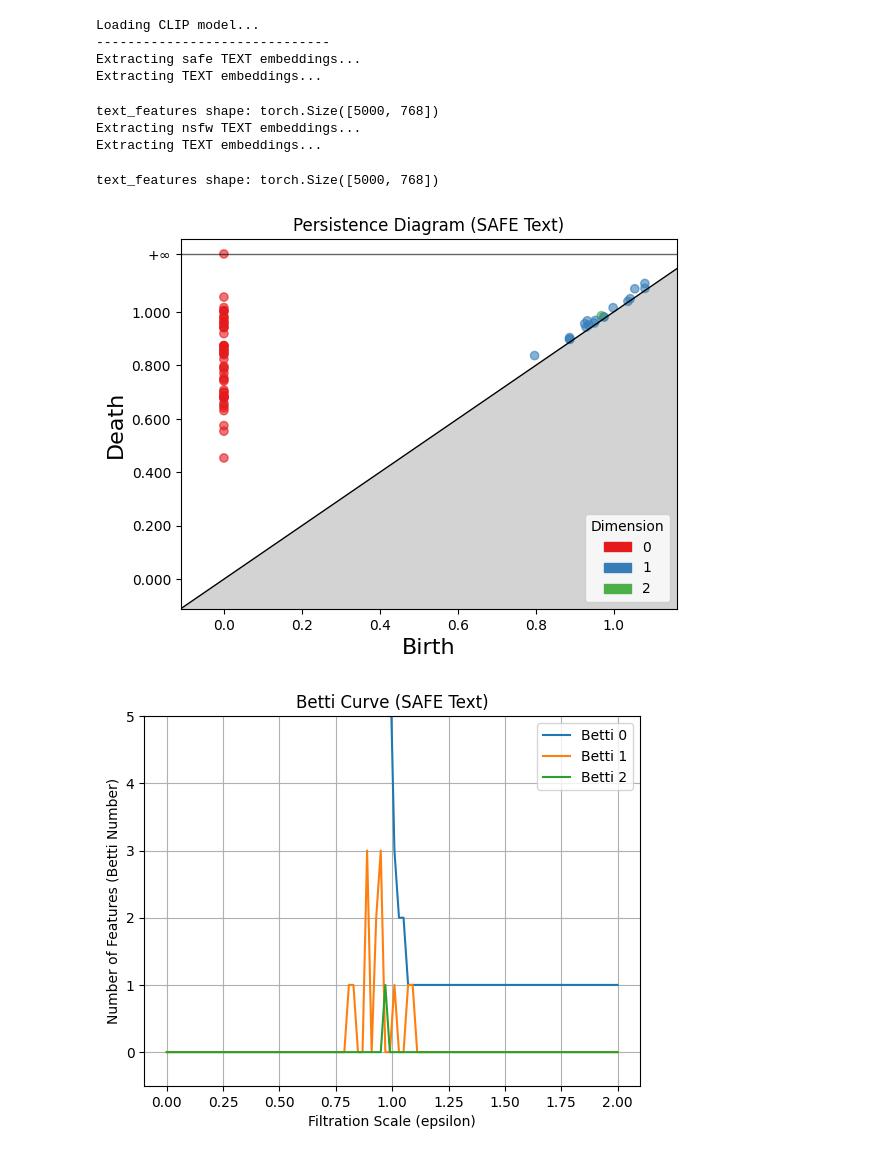
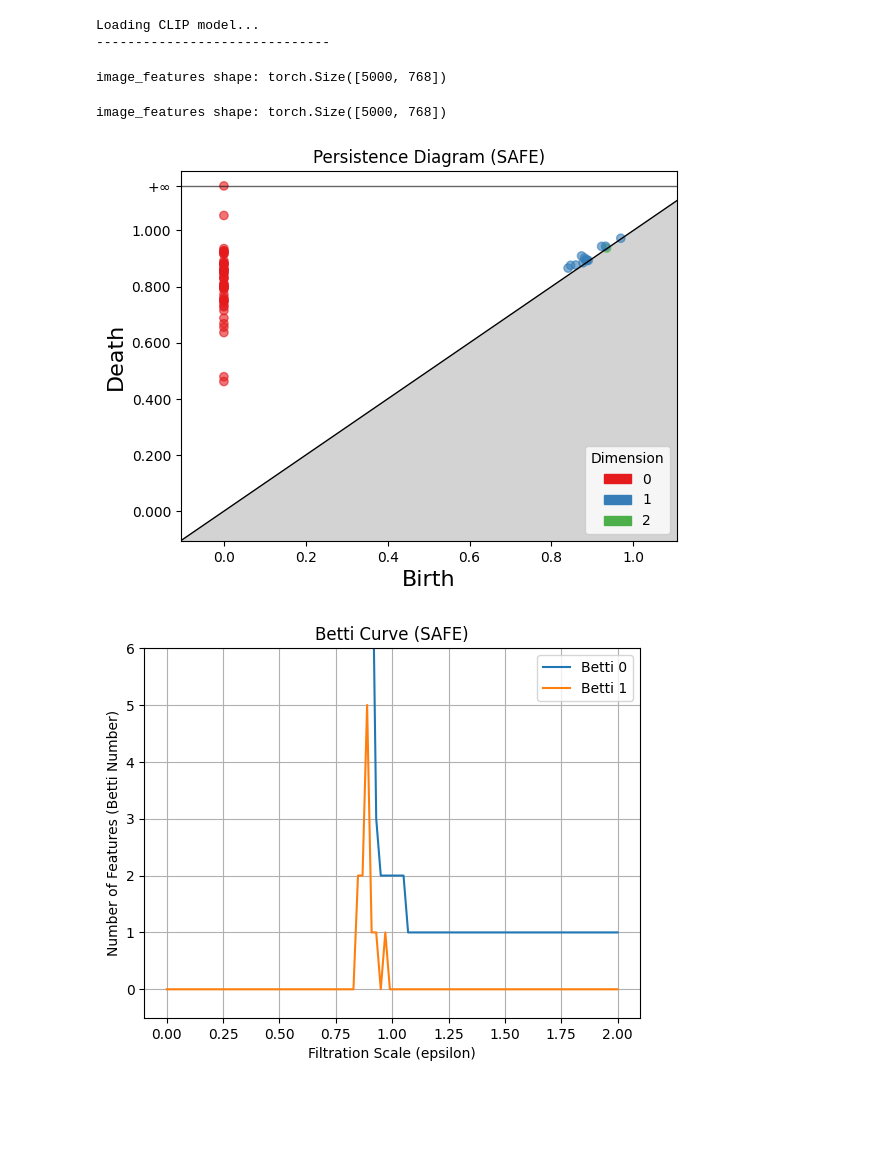
Before and after one commit to fesvhtr/safe_tda, a Jupyter notebook: VISU_tda_analysis.ipynb, the cells around one changed output. Saved outputs shown, nothing was run; the diff lists cells and outputs as text; code cells hidden in the pictures; blank space fills up the shorter version.

```diff
--- a/VISU_tda_analysis.ipynb
+++ b/VISU_tda_analysis.ipynb
@@ -5,9 +5,9 @@ from tda.compute import analyze_and_plot_tda
 # json_file = "/home/muzammal/Projects/safe_proj/long_safe_clip/dataset/visu/ViSU-Text_test.json"
 # safe_img_dir = "/home/muzammal/Projects/safe_proj/long_safe_clip/dataset/visu/image/test_coco"
 # nsfw_image_dir = "/home/muzammal/Projects/safe_proj/long_safe_clip/dataset/visu/image/test_nsfw_flux_sldr"
-json_file = r"H:\ProjectsPro\safe_tda\data\dataset\ViSU-Text_train_5K.json"
-safe_img_dir = r"H:\ProjectsPro\safe_tda\data\dataset\train_coco_5k"
-nsfw_image_dir = r"H:\ProjectsPro\safe_tda\data\dataset\train_FLUX_Unsensored_5k"
+json_file = "/home/muzammal/Projects/safe_proj/safe_tda/data/dataset/ViSU-Text_test.json"
+safe_img_dir = "/home/muzammal/Projects/safe_proj/safe_tda/data/dataset/test_coco"
+nsfw_image_dir = "/home/muzammal/Projects/safe_proj/safe_tda/data/dataset/test_FLUX_Unsensored"
 device = "cuda" if torch.cuda.is_available() else "cpu"
 print(f"Using device: {device}")
 # Load data
@@ -28,36 +25,23 @@ Loaded 5000 safe images and 5000 NSFW images
-# %%
-from utils.model_utils import load_clip
-from utils.dataset_utils import extract_text_embeddings, extract_image_embeddings
-
-model_name = "ViT-L/14"  # or "longclip"
-clip_model, clip_preprocess, clip_tokenizer = load_clip(model_name, device)
-print("-" * 30)
-
-# --- Option A: Analyze Text Embeddings ---
-print("Extracting safe TEXT embeddings...")
-safe_text_embeddings = extract_text_embeddings(safe_texts, clip_model, clip_tokenizer, device, batch_size=64)
-print("Extracting nsfw TEXT embeddings...")
-nsfw_text_embeddings = extract_text_embeddings(nsfw_texts, clip_model, clip_tokenizer, device, batch_size=64)
-analysis_label = "Text"
-# --- Option B: Analyze Image Embeddings ---
-# print("Extracting safe IMAGE embeddings...")
-# safe_image_embeddings = extract_image_embeddings(safe_image_paths, clip_model, clip_preprocess, device, BATCH_SIZE_IMAGE)
-# print("Extracting nsfw IMAGE embeddings...")
-# nsfw_image_embeddings = extract_image_embeddings(nsfw_image_paths, clip_model, clip_preprocess, device, BATCH_SIZE_IMAGE)
-# analysis_label = "Image"
-# %% [output]
-Loading CLIP model...
-------------------------------
-Extracting safe TEXT embeddings...
-Extracting TEXT embeddings...
-text_features shape: torch.Size([5000, 768])
-Extracting nsfw TEXT embeddings...
-Extracting TEXT embeddings...
-text_features shape: torch.Size([5000, 768])
+# %%
+from utils.dataset_utils import extract_text_embeddings, extract_image_embeddings
+from utils.model_utils import load_clip
+model_name = "ViT-L/14"  # or "longclip"
+device = "cuda:0" if torch.cuda.is_available() else "cpu"
+clip_model, clip_preprocess, clip_tokenizer = load_clip(model_name, device)
+print("-" * 30)
+# safe_text_embeddings = extract_text_embeddings(safe_texts, clip_model, clip_tokenizer, device, batch_size=128)
+# nsfw_text_embeddings = extract_text_embeddings(nsfw_texts, clip_model, clip_tokenizer, device, batch_size=128)
+safe_image_embeddings = extract_image_embeddings(safe_image_paths, clip_model, clip_preprocess, device, batch_size=64)
+nsfw_image_embeddings = extract_image_embeddings(nsfw_image_paths, clip_model, clip_preprocess, device, batch_size=64)
+# %% [output]
+Loading CLIP model...
+------------------------------
+image_features shape: torch.Size([5000, 768])
+image_features shape: torch.Size([5000, 768])
 # %%
 x = 1100
-persistence_safe, betti_safe = analyze_and_plot_tda(safe_text_embeddings[x:x+50], f"SAFE {analysis_label}",complex='rips',max_filt_scale=2,max_hom_dim=5,threshold_count=100)
-persistence_nsfw, betti_nsfw = analyze_and_plot_tda(nsfw_text_embeddings[x:x+50], f"nsfw {analysis_label}",complex='rips',max_filt_scale=2,max_hom_dim=5,threshold_count=100)
+persistence_safe, betti_safe, thresholds = analyze_and_plot_tda(safe_image_embeddings[x:x+50], f"SAFE",complex='rips',max_filt_scale=2,max_hom_dim=3,threshold_count=100, plot=True)
+persistence_nsfw, betti_nsfw, thresholds = analyze_and_plot_tda(nsfw_image_embeddings[x:x+50], f"nsfw",complex='rips',max_filt_scale=2,max_hom_dim=3,threshold_count=100, plot=True)
 # %% [output]
-[figure, old version]
+[figure, new version]
-[figure, old version]
+[figure, new version]
```
Also changed, not shown: parts of 8 cells of this notebook, 14 other files.
